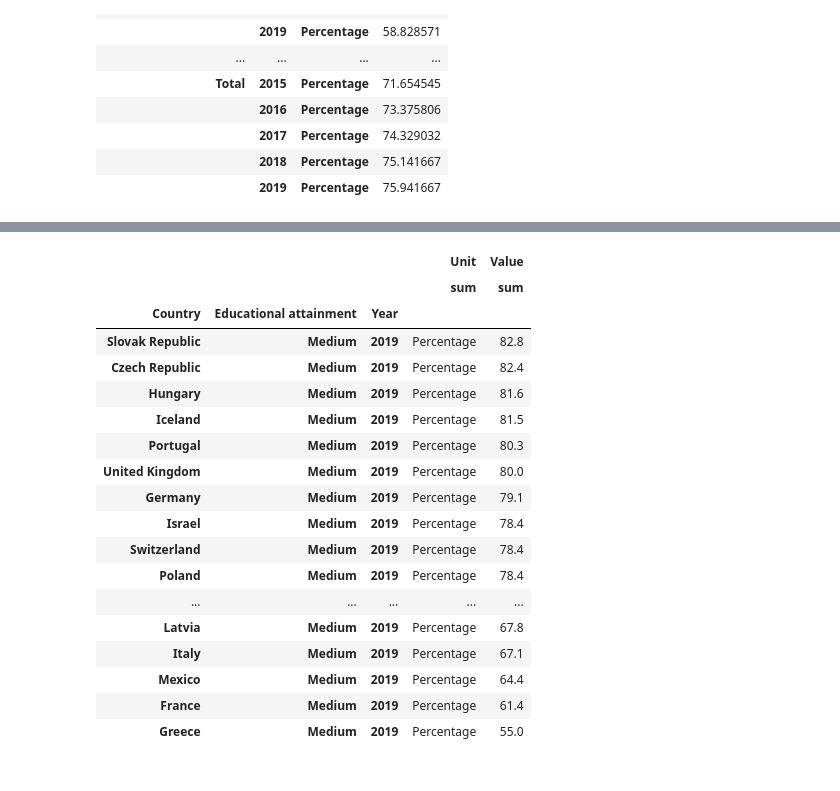
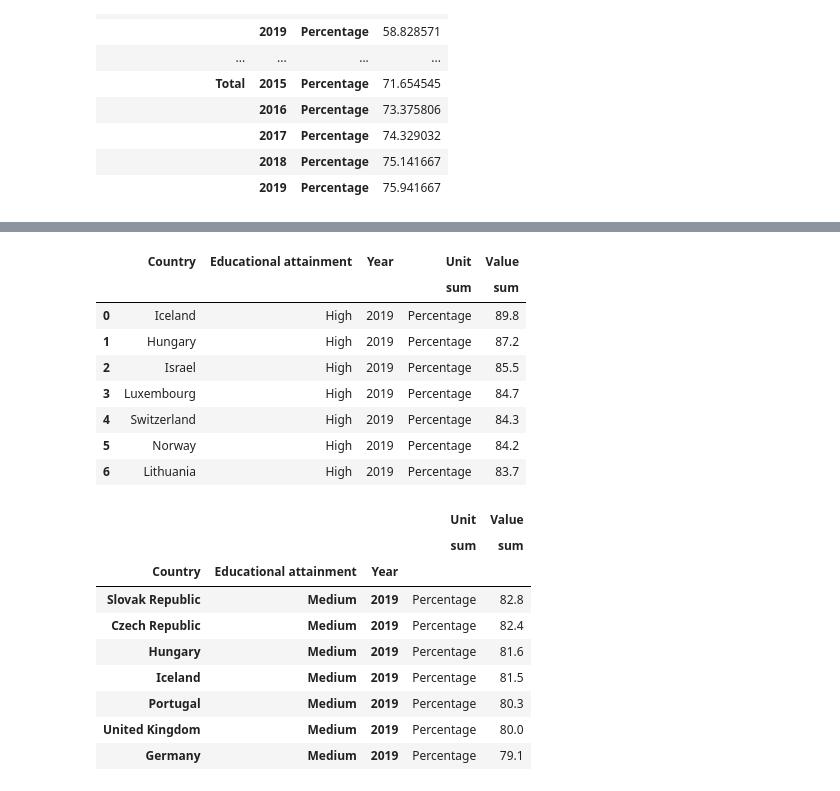
Before and after one commit to sergioabz/mid_project, a Jupyter notebook: notebooks/Cont_Analysis_midbootcamp_project.ipynb, the cells around one changed output, grey strips where cells are left out. Cells and saved outputs as stored; diff of their text form; code cells hidden in the pictures.

```diff
--- a/notebooks/Cont_Analysis_midbootcamp_project.ipynb
+++ b/notebooks/Cont_Analysis_midbootcamp_project.ipynb
@@ -65,7 +68,7 @@ def emp_rate_edu (data, year = int, Educational_attainment = object ):
 
 
 
-    max_immi2 = max_immi1.sort_values(by = ('Value', 'sum'), ascending=False).head(50)
+    max_immi2 = max_immi1.sort_values(by = ('Value', 'sum'), ascending=False).head(7)
 
 
     return max_immi2
@@ -71,0 +89,13 @@ def emp_rate_edu (data, year = int, Educational_attainment = object ):
+# %%
+data_1 = data_1.reset_index()
+data_1
+# %% [output]
+|  | Country | Educational attainment | Year | Unit | Value |
+|  |  |  |  | sum | sum |
+| 0 | Iceland | High | 2019 | Percentage | 89.8 |
+| 1 | Hungary | High | 2019 | Percentage | 87.2 |
+| 2 | Israel | High | 2019 | Percentage | 85.5 |
+| 3 | Luxembourg | High | 2019 | Percentage | 84.7 |
+| 4 | Switzerland | High | 2019 | Percentage | 84.3 |
+| 5 | Norway | High | 2019 | Percentage | 84.2 |
+| 6 | Lithuania | High | 2019 | Percentage | 83.7 |
@@ -72,22 +104,14 @@ def emp_rate_edu (data, year = int, Educational_attainment = object ):
 # %%
-emp_rate_edu(data, 2019, 'Medium')
+data_2 = emp_rate_edu(data, 2019, 'Medium')
+data_2
 # %% [output]
 |  |  |  | Unit | Value |
 |  |  |  | sum | sum |
 | Country | Educational attainment | Year |  |  |
 | Slovak Republic | Medium | 2019 | Percentage | 82.8 |
 | Czech Republic | Medium | 2019 | Percentage | 82.4 |
 | Hungary | Medium | 2019 | Percentage | 81.6 |
 | Iceland | Medium | 2019 | Percentage | 81.5 |
 | Portugal | Medium | 2019 | Percentage | 80.3 |
 | United Kingdom | Medium | 2019 | Percentage | 80.0 |
 | Germany | Medium | 2019 | Percentage | 79.1 |
-| Israel | Medium | 2019 | Percentage | 78.4 |
-| Switzerland | Medium | 2019 | Percentage | 78.4 |
-| Poland | Medium | 2019 | Percentage | 78.4 |
-| ... | ... | ... | ... | ... |
-| Latvia | Medium | 2019 | Percentage | 67.8 |
-| Italy | Medium | 2019 | Percentage | 67.1 |
-| Mexico | Medium | 2019 | Percentage | 64.4 |
-| France | Medium | 2019 | Percentage | 61.4 |
-| Greece | Medium | 2019 | Percentage | 55.0 |
```
Also changed, not shown: parts of 19 cells of this notebook.
